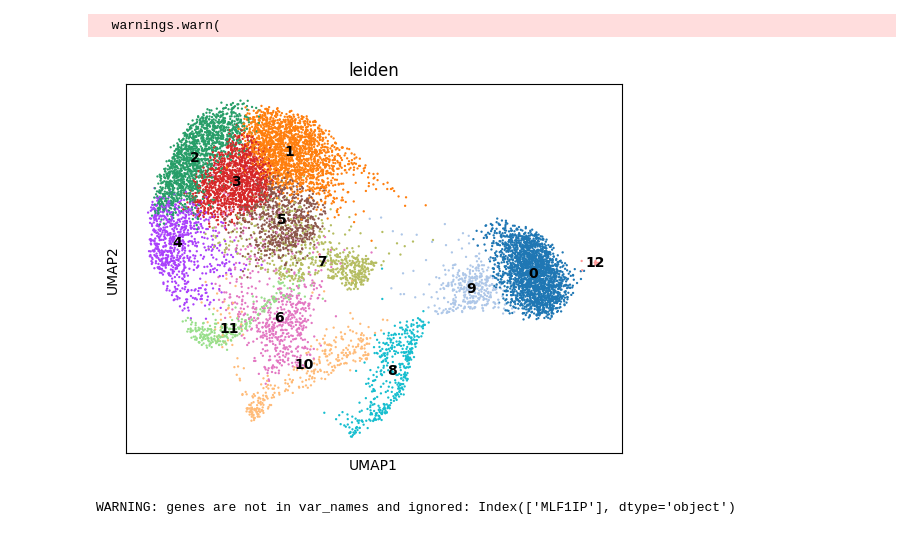
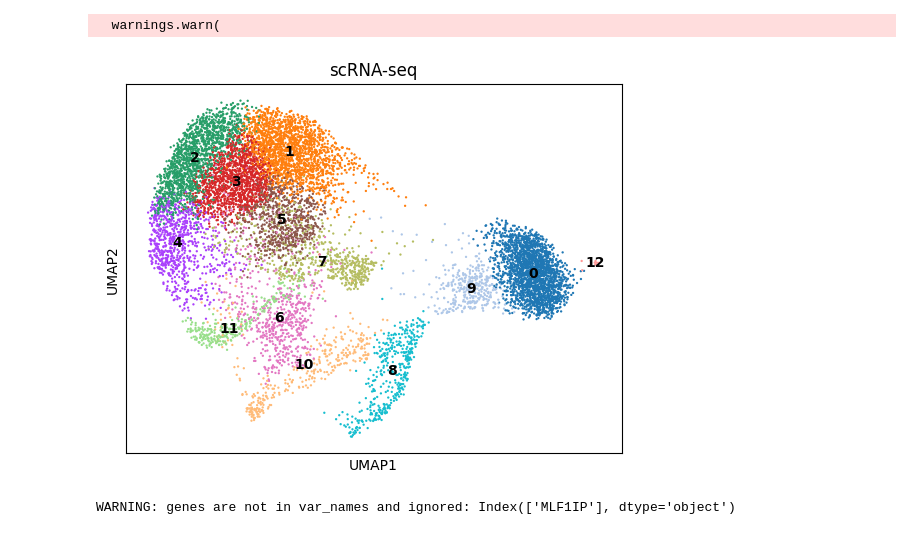
Before and after one commit to CahanLab/EG-CLR, a Jupyter notebook: SingleCellDataAnalysis/K562/10X_multiomics/ISSAAC-seq_generated_10x_k562_analysis.ipynb, the cells around one changed output. Cells and saved outputs as stored; diff of their text form; code cells hidden in the pictures.

```diff
--- a/SingleCellDataAnalysis/K562/10X_multiomics/ISSAAC-seq_generated_10x_k562_analysis.ipynb
+++ b/SingleCellDataAnalysis/K562/10X_multiomics/ISSAAC-seq_generated_10x_k562_analysis.ipynb
@@ -124,9 +124,9 @@ sc.tl.umap(adata_gem_hvg, alpha = 1, gamma = 0.1)
 # clustering
 sc.tl.leiden(adata_gem_hvg)
 # %%
-sc.pl.umap(adata_gem_hvg, color=["leiden"], legend_loc="on data", ncols=3)
+sc.pl.umap(adata_gem_hvg, color=["leiden"], legend_loc="on data", ncols=3, title= "scRNA-seq")
 # %% [output]
-[figure, old version]
+[figure, new version]
 # %%
 # cell cycle scoring
 # Load cell cycle genes defined in Tirosh et al, 2015. It is a list of 97 genes, represented by their gene symbol.
```
Also changed, not shown: parts of 6 cells of this notebook, 1 other file.
